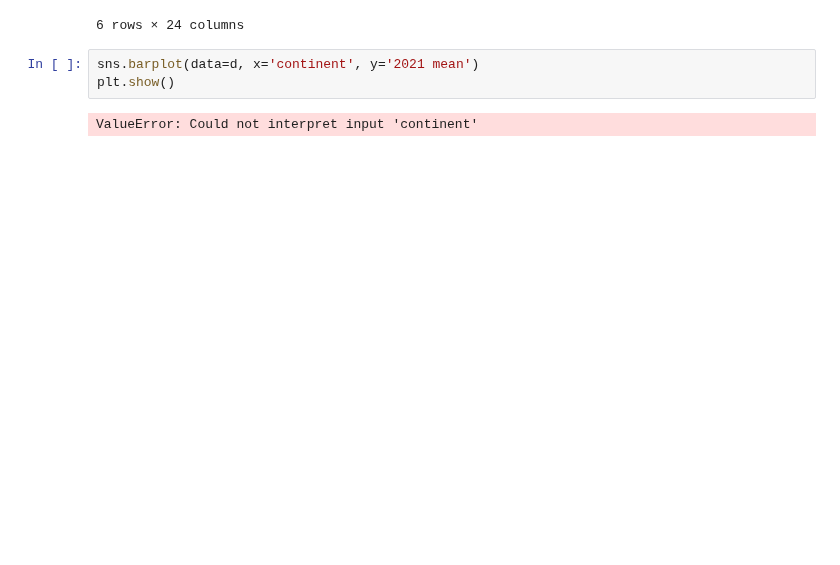
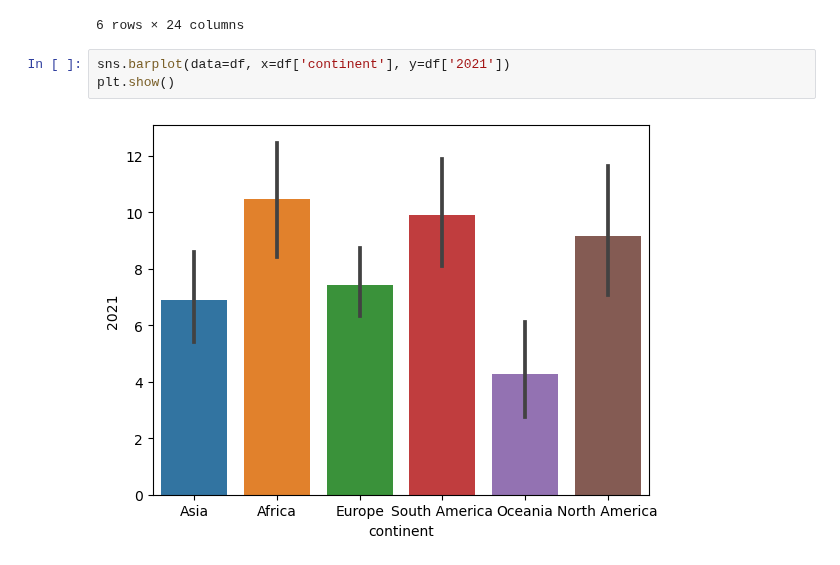
Before and after one commit to Daviedavie100/DatacampPythonDataAnalysis, a Jupyter notebook: Datacamp.ipynb, the cells around one changed output. Cells and saved outputs as stored; diff of their text form; blank space fills up the shorter version.

```diff
--- a/Datacamp.ipynb
+++ b/Datacamp.ipynb
@@ -1237,7 +1237,7 @@ d
 | South America | 6.870833 | 2.807058 | 6.518333 | 2.801577 | 6.410833 | 2.936508 | 6.335000 | 2.808780 | 6.347500 | 2.834332 | ... | ... |
 6 rows × 24 columns
 # %%
-sns.barplot(data=d, x='continent', y='2021 mean')
+sns.barplot(data=df, x=df['continent'], y=df['2021'])
 plt.show()
 # %% [output]
-ValueError: Could not interpret input 'continent'
+[figure, added]
```
